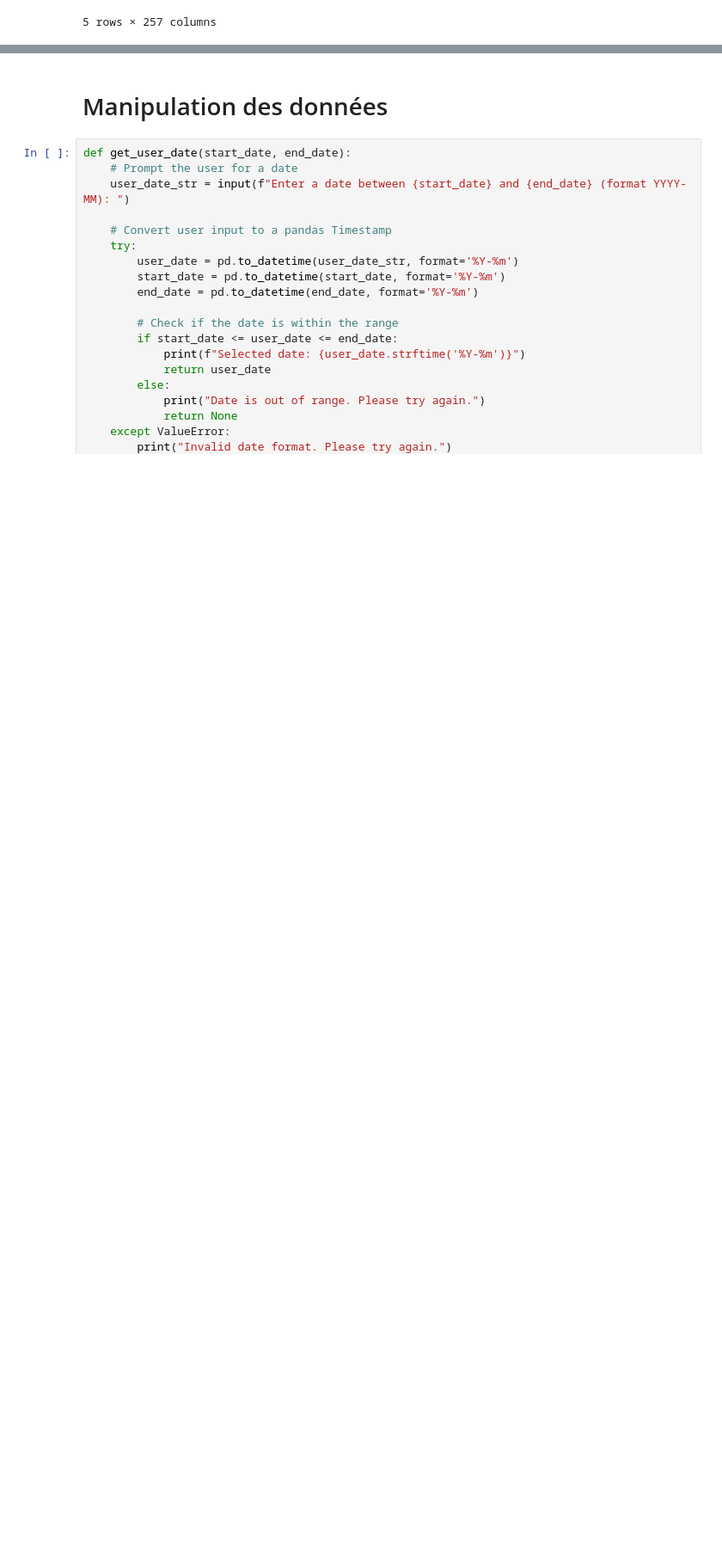
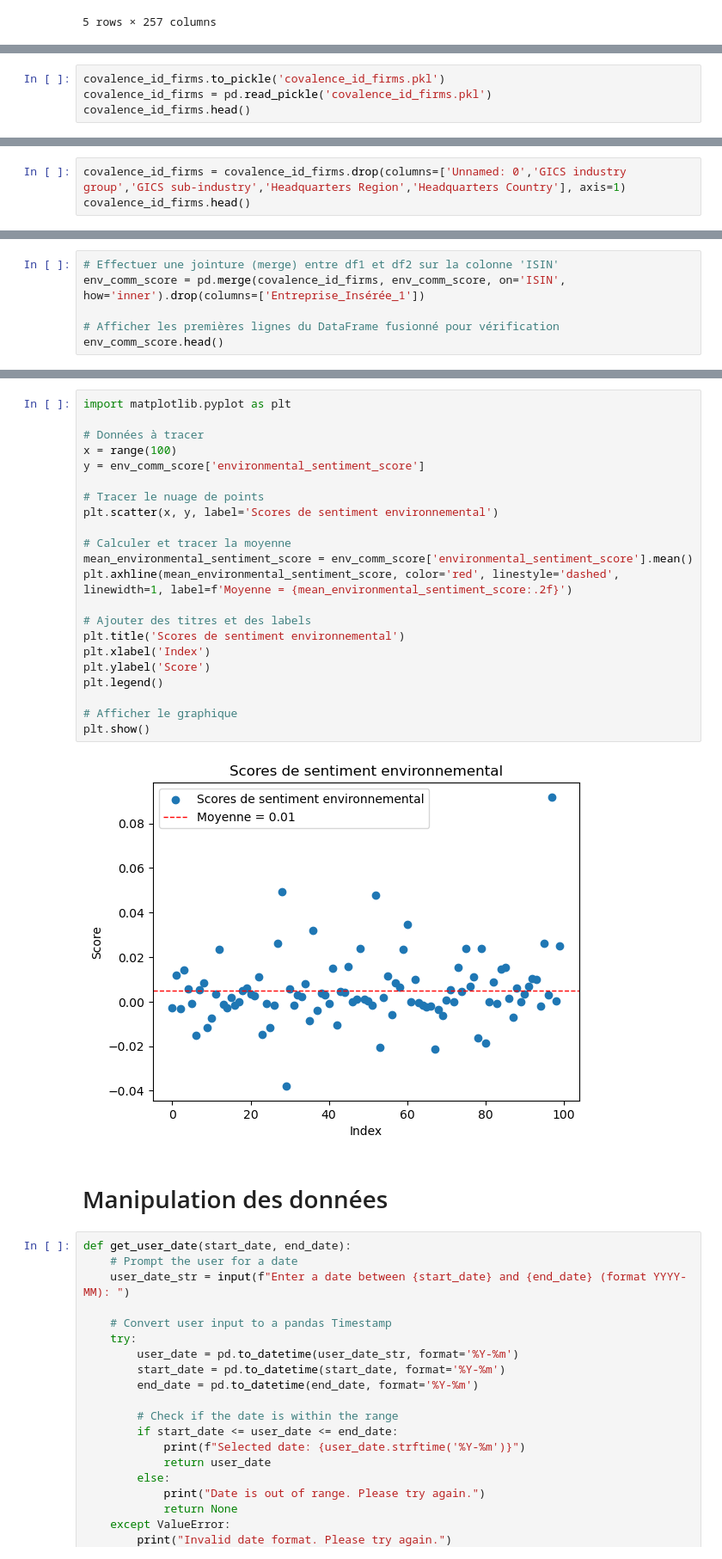
Before and after one commit to tgarnier067/Stat_app, a Jupyter notebook: Econometrie.ipynb, the cells around one changed output, grey strips where cells are left out. Shown at 86% size. Cells and saved outputs as stored; diff of their text form; blank space fills up the shorter version.

Commit message:
Mutualisation des données dans notebook économétrie

```diff
--- a/Econometrie.ipynb
+++ b/Econometrie.ipynb
@@ -80,0 +66,4 @@ covalence_id_firms.head(10)
+# %%
+covalence_id_firms.to_pickle('covalence_id_firms.pkl')
+covalence_id_firms = pd.read_pickle('covalence_id_firms.pkl')
+covalence_id_firms.head()
@@ -80,0 +77,3 @@ covalence_id_firms.head(10)
+# %%
+covalence_id_firms = covalence_id_firms.drop(columns=['Unnamed: 0','GICS industry group','GICS sub-industry','Headquarters Region','Headquarters Country'], axis=1)
+covalence_id_firms.head()
@@ -80,0 +87,6 @@ covalence_id_firms.head(10)
+# %%
+# Effectuer une jointure (merge) entre df1 et df2 sur la colonne 'ISIN'
+env_comm_score = pd.merge(covalence_id_firms, env_comm_score, on='ISIN', how='inner').drop(columns=['Entreprise_Insérée_1'])
+
+# Afficher les premières lignes du DataFrame fusionné pour vérification
+env_comm_score.head()
@@ -81,3 +120,27 @@ covalence_id_firms.head(10)
+# %%
+import matplotlib.pyplot as plt
+
+# Données à tracer
+x = range(100)
+y = env_comm_score['environmental_sentiment_score']
+
+# Tracer le nuage de points
+plt.scatter(x, y, label='Scores de sentiment environnemental')
+
+# Calculer et tracer la moyenne
+mean_environmental_sentiment_score = env_comm_score['environmental_sentiment_score'].mean()
+plt.axhline(mean_environmental_sentiment_score, color='red', linestyle='dashed', linewidth=1, label=f'Moyenne = {mean_environmental_sentiment_score:.2f}')
+
+# Ajouter des titres et des labels
+plt.title('Scores de sentiment environnemental')
+plt.xlabel('Index')
+plt.ylabel('Score')
+plt.legend()
+
+# Afficher le graphique
+plt.show()
+# %% [output]
+[figure, added]
 # %% [markdown]
 # Manipulation des données
 # %%
```
Also changed, not shown: parts of 13 cells of this notebook, 5 other files.
